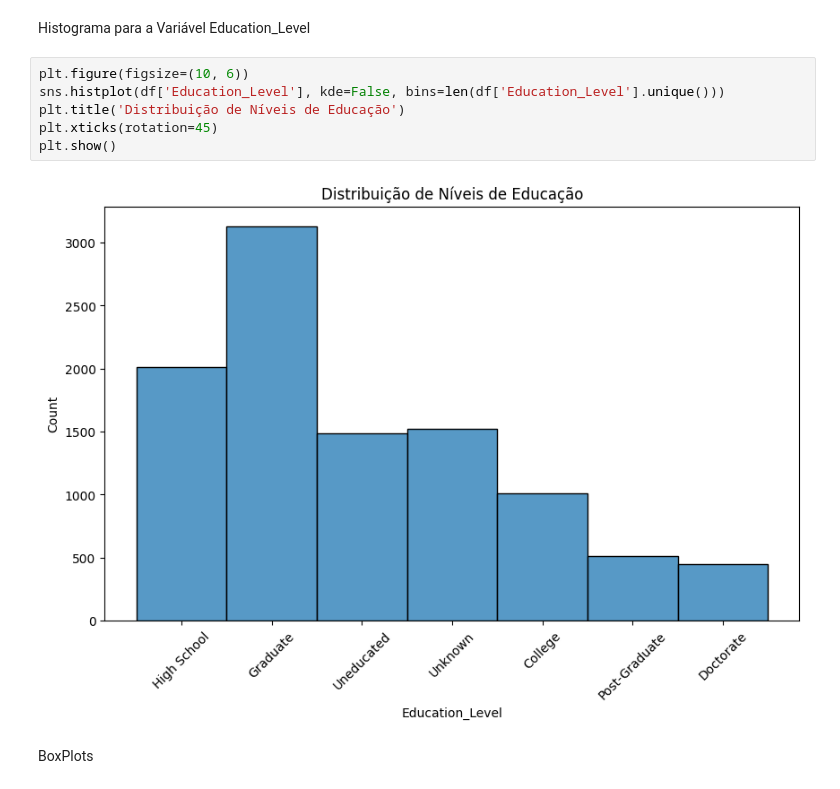
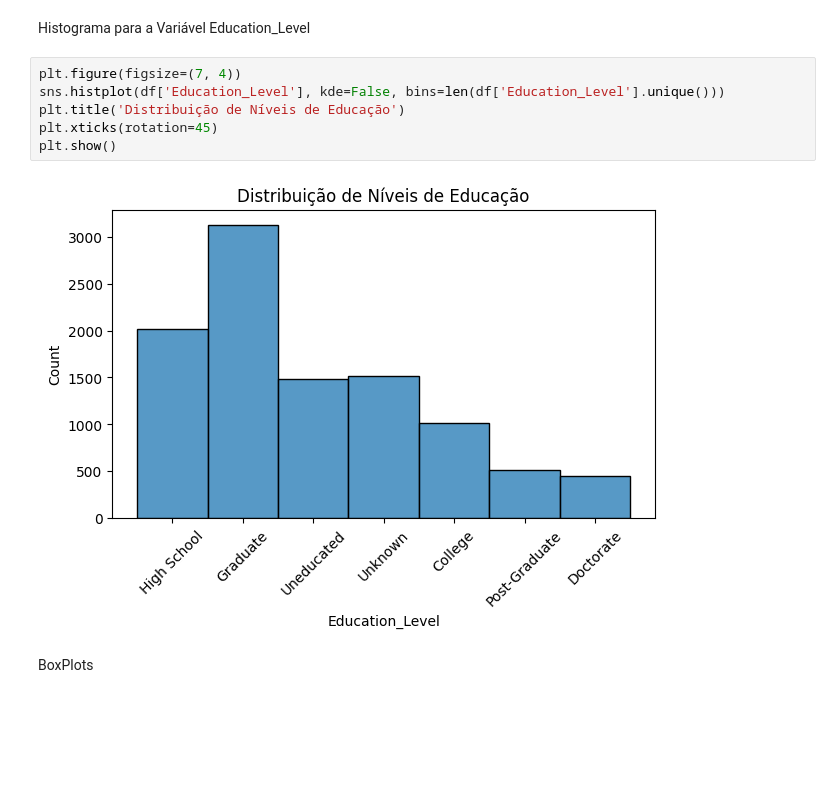
Before and after one commit to GiovanaCardosoTech/Trabalho-de-Estatist-ca, a Jupyter notebook: TrabalhoEstatistica.ipynb, the cells around one changed output. Saved outputs shown, nothing was run; the diff lists cells and outputs as text; blank space fills up the shorter version.

```diff
--- a/TrabalhoEstatistica.ipynb
+++ b/TrabalhoEstatistica.ipynb
@@ -216,13 +214,13 @@ plt.show()
 <p>Histograma para a Variável Education_Level
 </p>
 # %%
-plt.figure(figsize=(10, 6))
+plt.figure(figsize=(7, 4))
 sns.histplot(df['Education_Level'], kde=False, bins=len(df['Education_Level'].unique()))
 plt.title('Distribuição de Níveis de Educação')
 plt.xticks(rotation=45)
 plt.show()
 # %% [output]
-[figure, old version]
+[figure, new version]
 # %% [markdown]
 <p>BoxPlots</p>
 # %%
```
Also changed, not shown: parts of 8 cells of this notebook, 1 other file.
